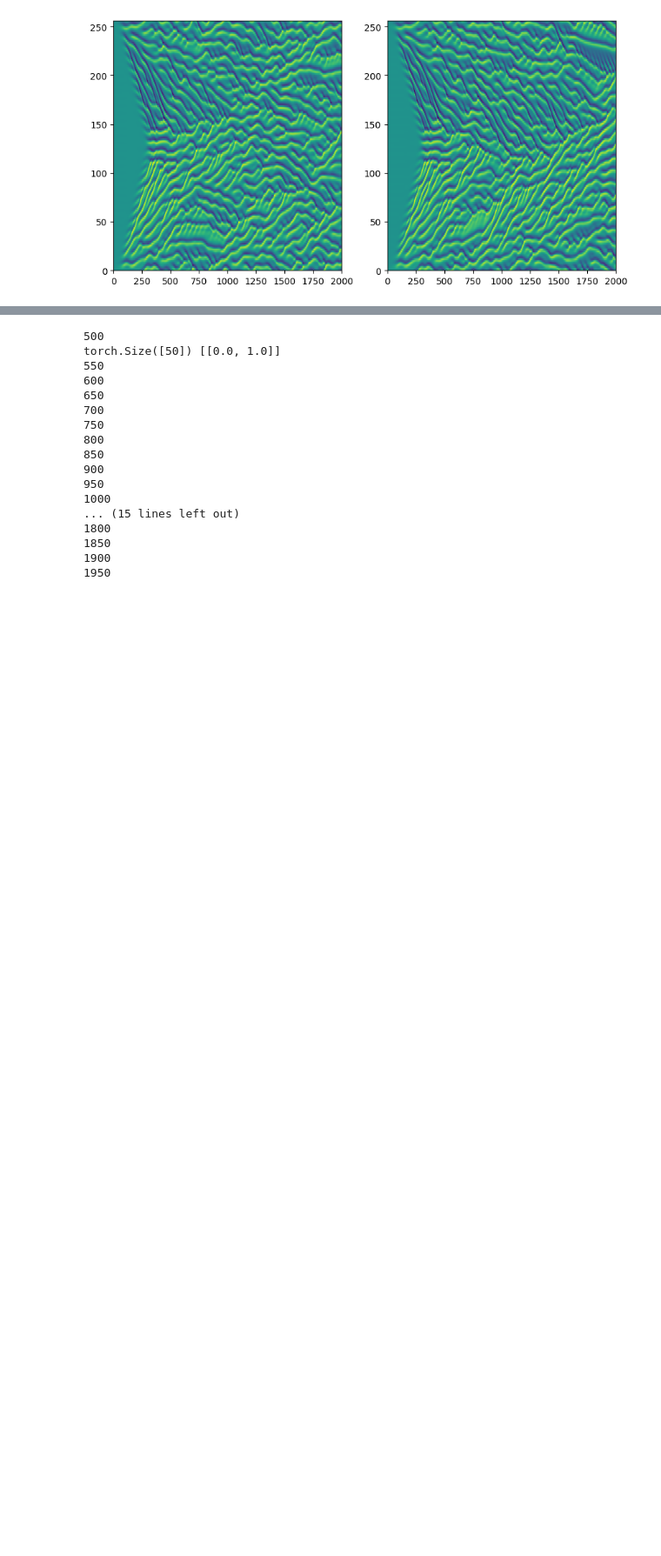
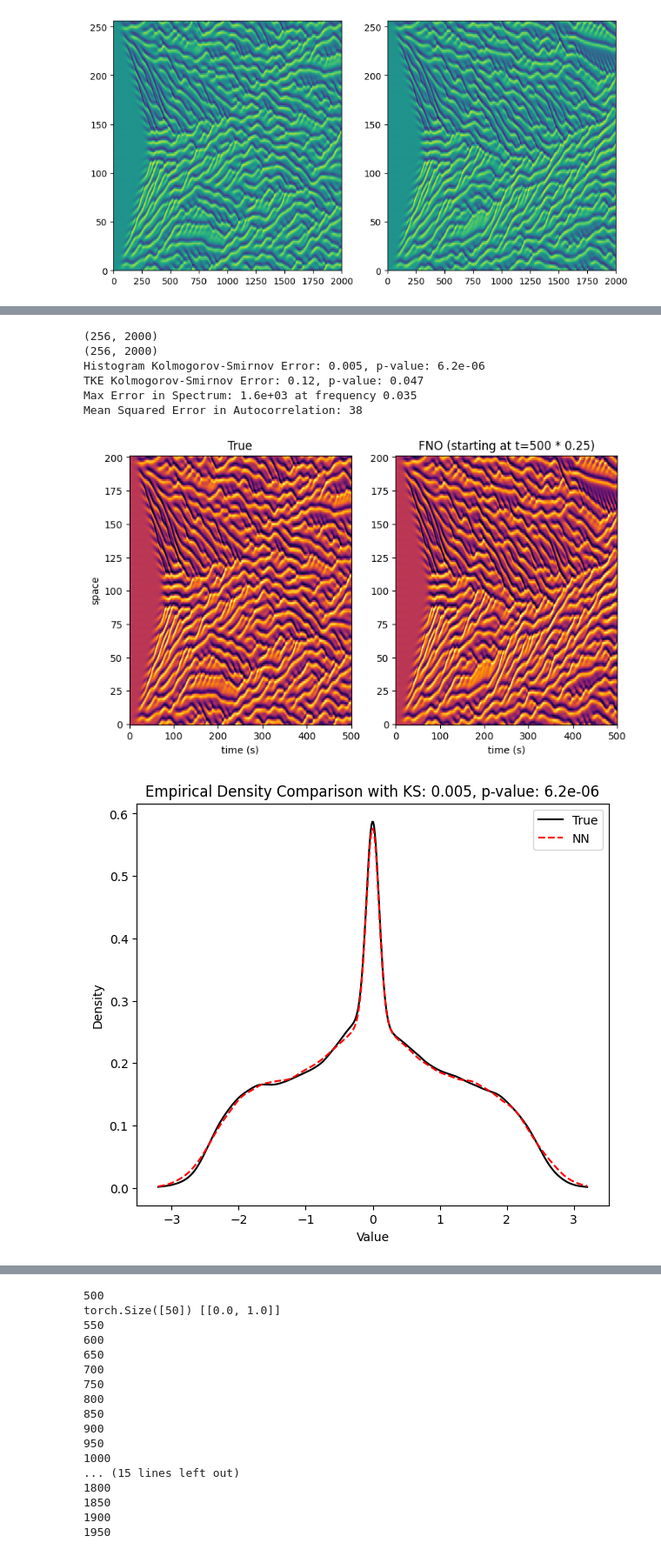
Before and after one commit to Julians42/KS_FNO, a Jupyter notebook: KS/update_em.ipynb, the cells around one changed output, grey strips where cells are left out. Shown at 87% size. Saved outputs shown, nothing was run; the diff lists cells and outputs as text; code cells hidden in the pictures; blank space fills up the shorter version.

```diff
--- a/KS/update_em.ipynb
+++ b/KS/update_em.ipynb
@@ -79,0 +85,16 @@ tensor([[[ 1.1191,  0.9629, -0.2858,  ..., -0.9899, -1.5201, -0.4251]],
+# %%
+imp.reload(em)
+em.evaluate_metrics(sample.cpu().detach().numpy(),
+                    FNO_pred.cpu().detach().numpy(),
+                    config,
+                    save_to_pdf = False,
+                    tke_plot_max_threshold = 3.2);
+# %% [output]
+(256, 2000)
+(256, 2000)
+Histogram Kolmogorov-Smirnov Error: 0.005, p-value: 6.2e-06
+TKE Kolmogorov-Smirnov Error: 0.12, p-value: 0.047
+Max Error in Spectrum: 1.6e+03 at frequency 0.035
+Mean Squared Error in Autocorrelation: 38
+[figure, added]
+[figure, added]
```
Also changed, not shown: parts of 14 cells of this notebook, 6 other files.
